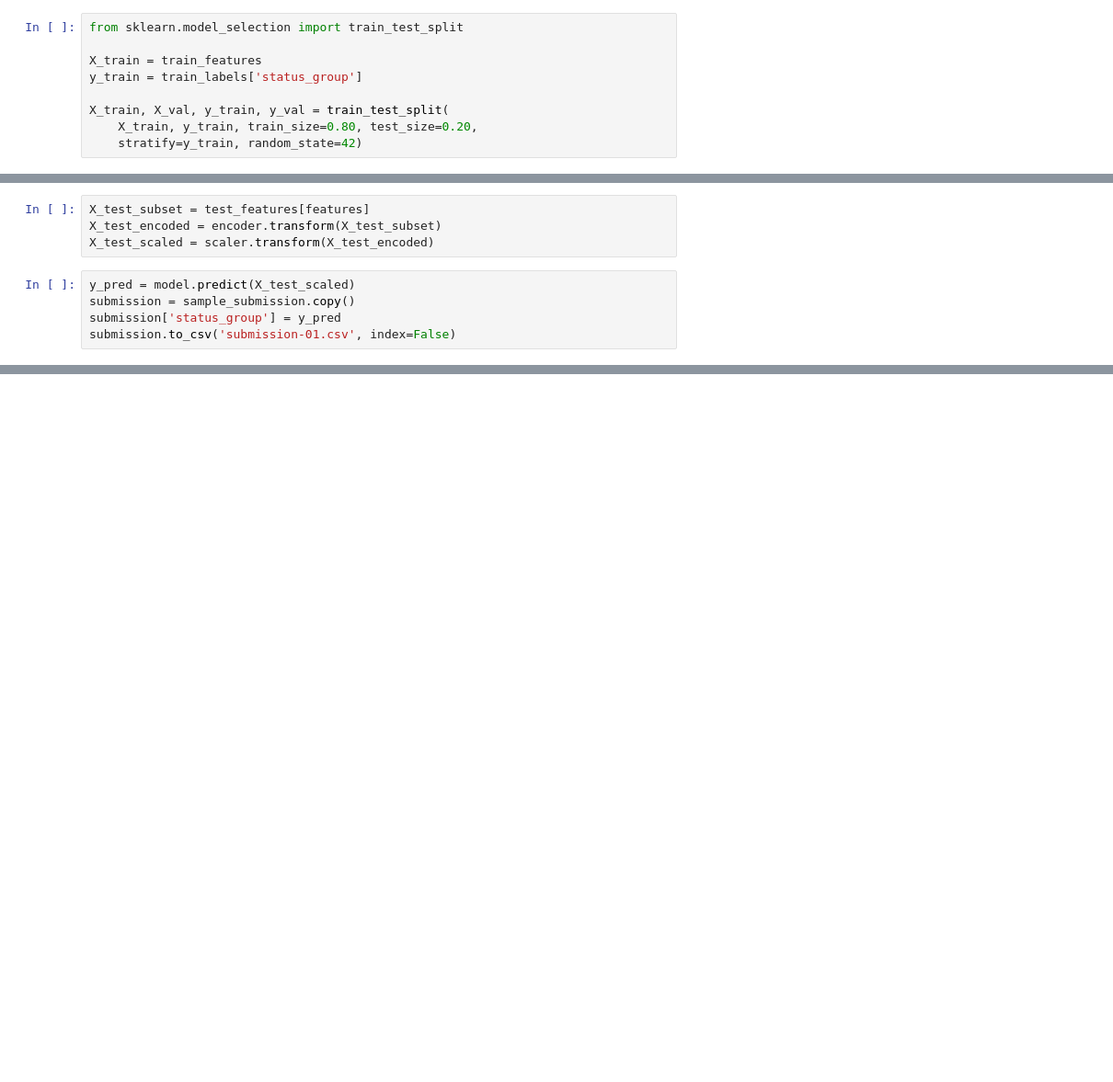
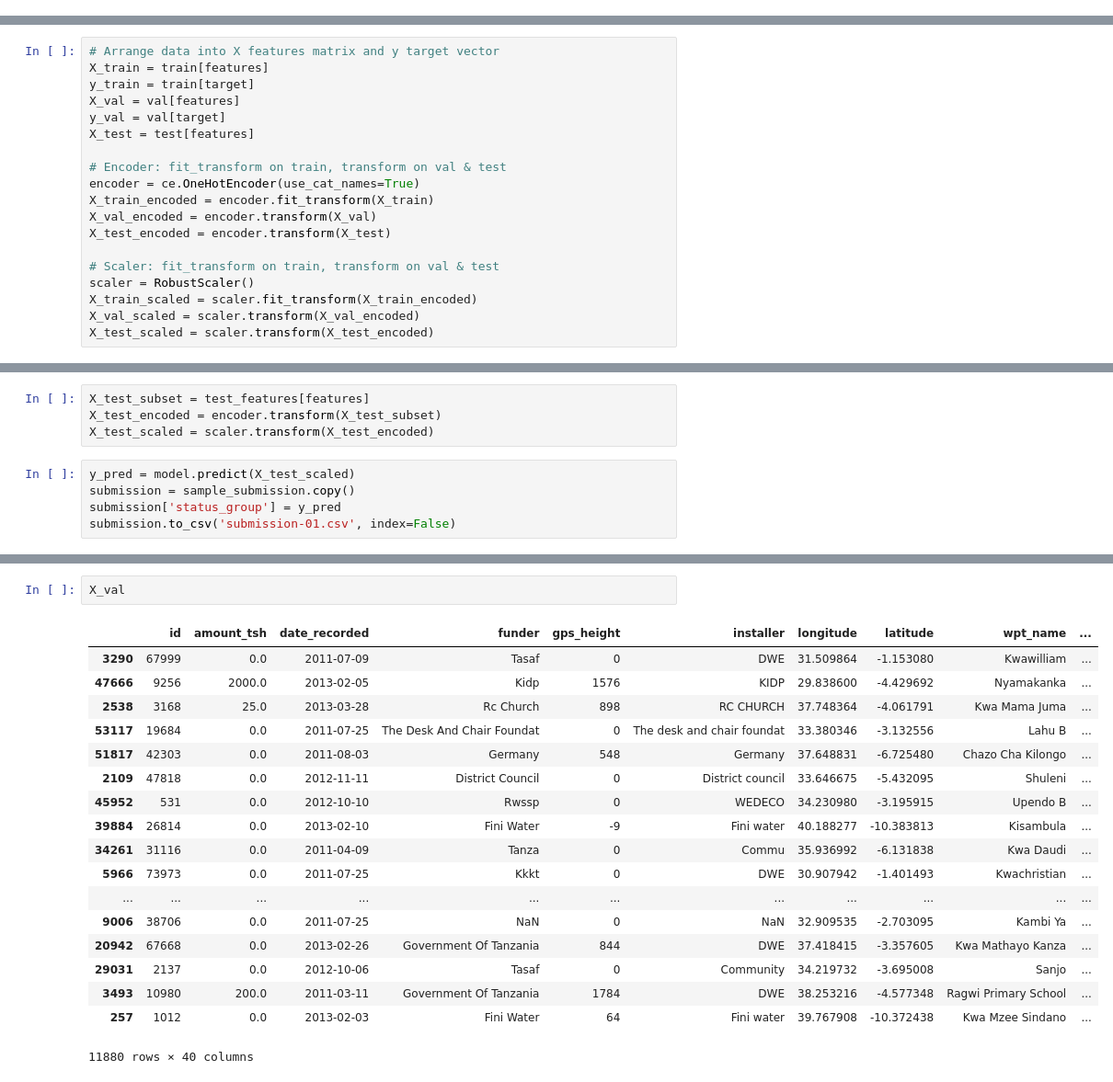
Before and after one commit to LambdaSchool/DS-Unit-2-Classification-1, a Jupyter notebook: module1-logistic-regression/logistic_regression_assignment.ipynb, the cells around one changed output, grey strips where cells are left out. Shown: that part at 92% size. Saved outputs shown, nothing was run; the diff lists cells and outputs as text; blank space fills up the shorter version.

```diff
--- a/module1-logistic-regression/logistic_regression_assignment.ipynb
+++ b/module1-logistic-regression/logistic_regression_assignment.ipynb
@@ -29,9 +39,0 @@ train_features.shape, train_labels.shape, test_features.shape, sample_submission
-# %%
-from sklearn.model_selection import train_test_split
-
-X_train = train_features
-y_train = train_labels['status_group']
-
-X_train, X_val, y_train, y_val = train_test_split(
-    X_train, y_train, train_size=0.80, test_size=0.20,
-    stratify=y_train, random_state=42)
@@ -61 +78,20 @@ import category_encoders as ce
+# %%
+# Arrange data into X features matrix and y target vector
+X_train = train[features]
+y_train = train[target]
+X_val = val[features]
+y_val = val[target]
+X_test = test[features]
+
+# Encoder: fit_transform on train, transform on val & test
+encoder = ce.OneHotEncoder(use_cat_names=True)
+X_train_encoded = encoder.fit_transform(X_train)
+X_val_encoded = encoder.transform(X_val)
+X_test_encoded = encoder.transform(X_test)
+
+# Scaler: fit_transform on train, transform on val & test
+scaler = RobustScaler()
+X_train_scaled = scaler.fit_transform(X_train_encoded)
+X_val_scaled = scaler.transform(X_val_encoded)
+X_test_scaled = scaler.transform(X_test_encoded)
 # %%
@@ -102,0 +200,21 @@ submission.to_csv('submission-01.csv', index=False)
+# %%
+X_val
+# %% [output]
+|  | id | amount_tsh | date_recorded | funder | gps_height | installer | longitude | latitude | wpt_name | ... |
+| 3290 | 67999 | 0.0 | 2011-07-09 | Tasaf | 0 | DWE | 31.509864 | -1.153080 | Kwawilliam | ... |
+| 47666 | 9256 | 2000.0 | 2013-02-05 | Kidp | 1576 | KIDP | 29.838600 | -4.429692 | Nyamakanka | ... |
+| 2538 | 3168 | 25.0 | 2013-03-28 | Rc Church | 898 | RC CHURCH | 37.748364 | -4.061791 | Kwa Mama Juma | ... |
+| 53117 | 19684 | 0.0 | 2011-07-25 | The Desk And Chair Foundat | 0 | The desk and chair foundat | 33.380346 | -3.132556 | Lahu B | ... |
+| 51817 | 42303 | 0.0 | 2011-08-03 | Germany | 548 | Germany | 37.648831 | -6.725480 | Chazo Cha Kilongo | ... |
+| 2109 | 47818 | 0.0 | 2012-11-11 | District Council | 0 | District council | 33.646675 | -5.432095 | Shuleni | ... |
+| 45952 | 531 | 0.0 | 2012-10-10 | Rwssp | 0 | WEDECO | 34.230980 | -3.195915 | Upendo B | ... |
+| 39884 | 26814 | 0.0 | 2013-02-10 | Fini Water | -9 | Fini water | 40.188277 | -10.383813 | Kisambula | ... |
+| 34261 | 31116 | 0.0 | 2011-04-09 | Tanza | 0 | Commu | 35.936992 | -6.131838 | Kwa Daudi | ... |
+| 5966 | 73973 | 0.0 | 2011-07-25 | Kkkt | 0 | DWE | 30.907942 | -1.401493 | Kwachristian | ... |
+| ... | ... | ... | ... | ... | ... | ... | ... | ... | ... | ... |
+| 9006 | 38706 | 0.0 | 2011-07-25 | NaN | 0 | NaN | 32.909535 | -2.703095 | Kambi Ya | ... |
+| 20942 | 67668 | 0.0 | 2013-02-26 | Government Of Tanzania | 844 | DWE | 37.418415 | -3.357605 | Kwa Mathayo Kanza | ... |
+| 29031 | 2137 | 0.0 | 2012-10-06 | Tasaf | 0 | Community | 34.219732 | -3.695008 | Sanjo | ... |
+| 3493 | 10980 | 200.0 | 2011-03-11 | Government Of Tanzania | 1784 | DWE | 38.253216 | -4.577348 | Ragwi Primary School | ... |
+| 257 | 1012 | 0.0 | 2013-02-03 | Fini Water | 64 | Fini water | 39.767908 | -10.372438 | Kwa Mzee Sindano | ... |
+11880 rows × 40 columns
```
Also changed, not shown: parts of 19 cells of this notebook.
